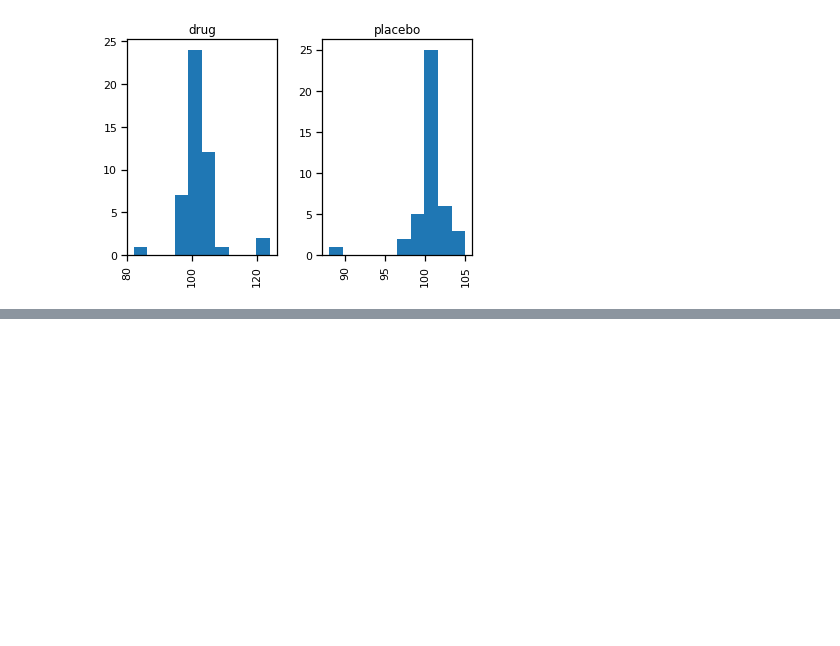
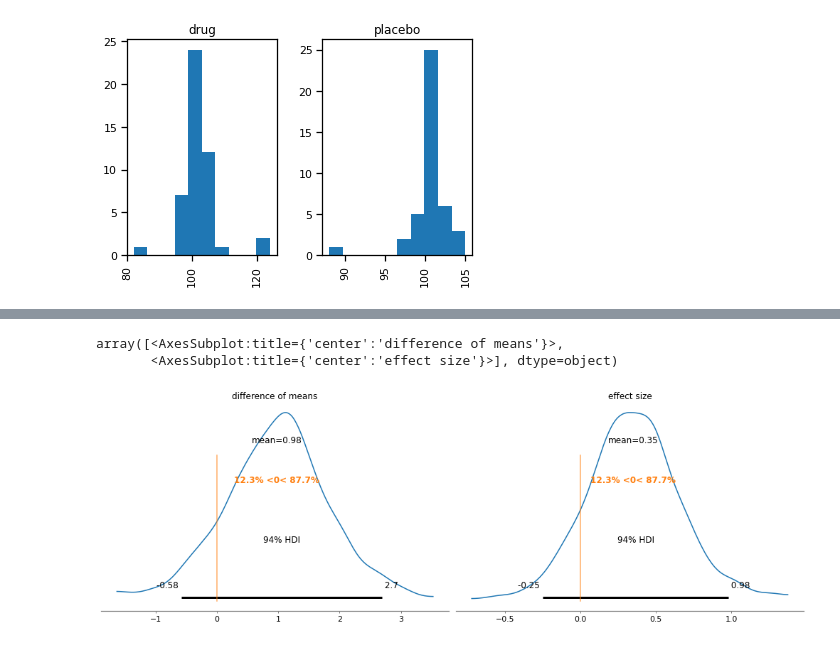
Before and after one commit to danhphan/bayesian-inferences, a Jupyter notebook: 01_simple_bayesian_inference.ipynb, the cells around one changed output, grey strips where cells are left out. Cells and saved outputs as stored; diff of their text form; code cells hidden in the pictures; blank space fills up the shorter version.

```diff
--- a/01_simple_bayesian_inference.ipynb
+++ b/01_simple_bayesian_inference.ipynb
@@ -169,0 +222,7 @@ n = Normal.dist(0, 1).random(size=10000)
+# %%
+plot_posterior(drug_trace[100:], ref_val=0,
+               var_names=['difference of means', 'effect size'])
+# %% [output]
+array([<AxesSubplot:title={'center':'difference of means'}>,
+       <AxesSubplot:title={'center':'effect size'}>], dtype=object)
+[figure, added]
```
Also changed, not shown: parts of 7 cells of this notebook.
